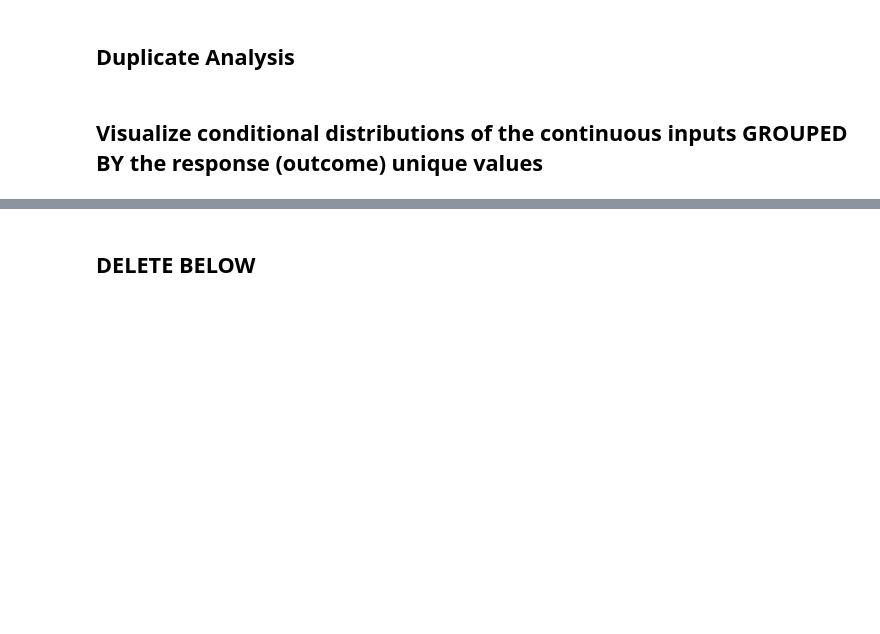
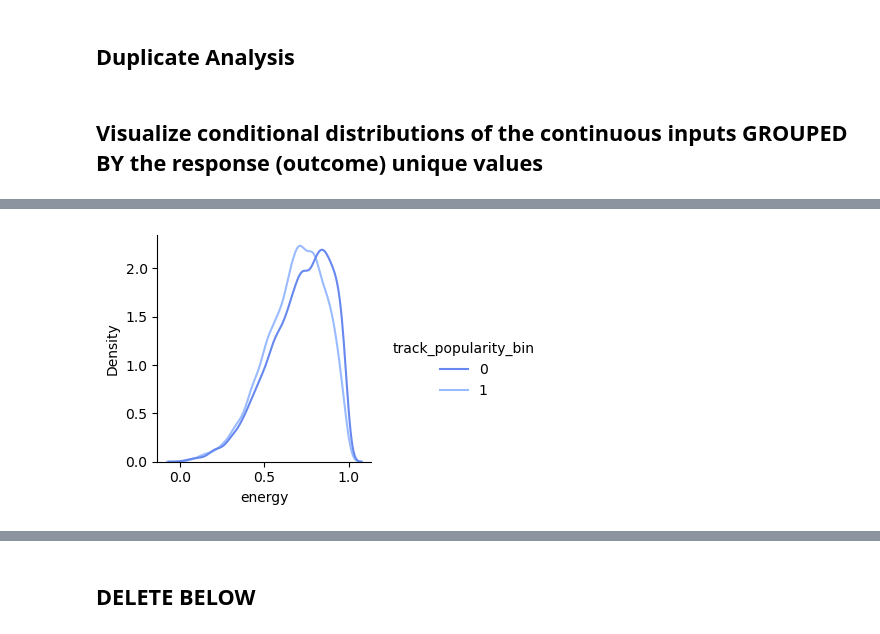
Before and after one commit to vas610/cmpinf-2100_introduction_data_centric_computing, a Jupyter notebook: week8/assignment/eda/Srinivasa_Raghavan_Vasanth_Madhavan_EDA.ipynb, the cells around one changed output, grey strips where cells are left out. Cells and saved outputs as stored; diff of their text form; code cells hidden in the pictures; blank space fills up the shorter version.

```diff
--- a/week8/assignment/eda/Srinivasa_Raghavan_Vasanth_Madhavan_EDA.ipynb
+++ b/week8/assignment/eda/Srinivasa_Raghavan_Vasanth_Madhavan_EDA.ipynb
@@ -567,0 +601,6 @@ plt.show()
+# %%
+sns.displot(data = df, x='energy', hue='track_popularity_bin', kind='kde', common_norm=False, height=3)
+# using common_norm=False  to remove the sample size effect
+plt.show()
+# %% [output]
+[figure, added]
```
Also changed, not shown: parts of 18 cells of this notebook.
